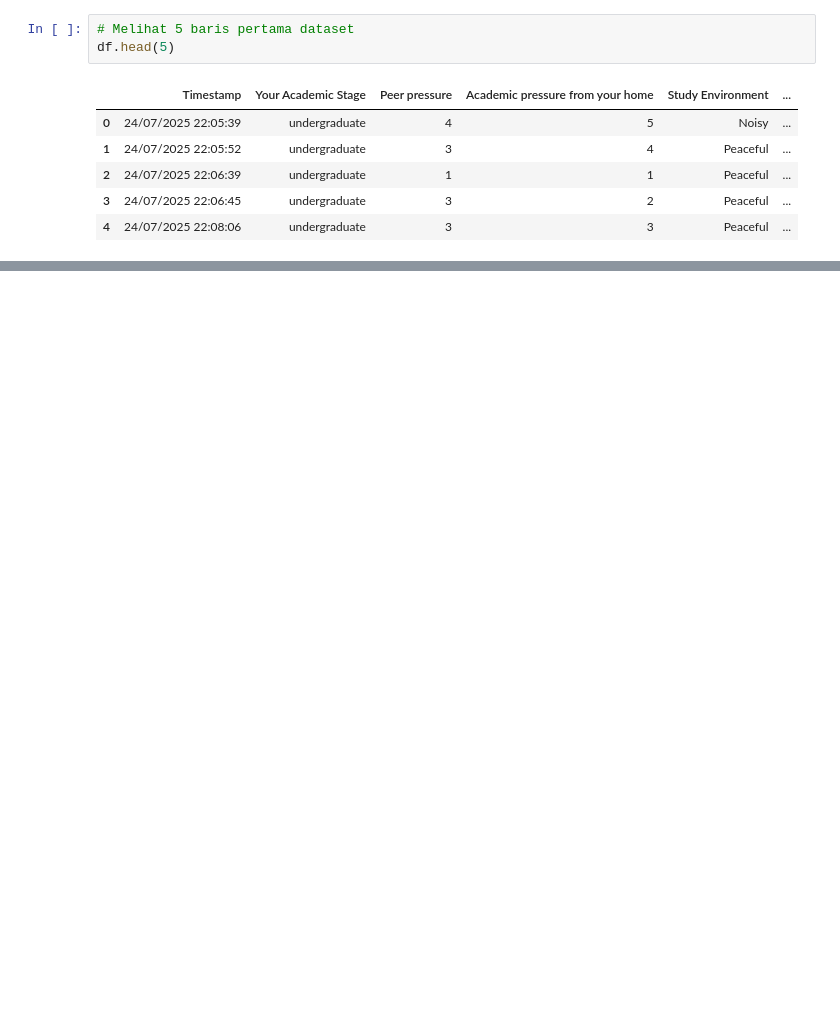
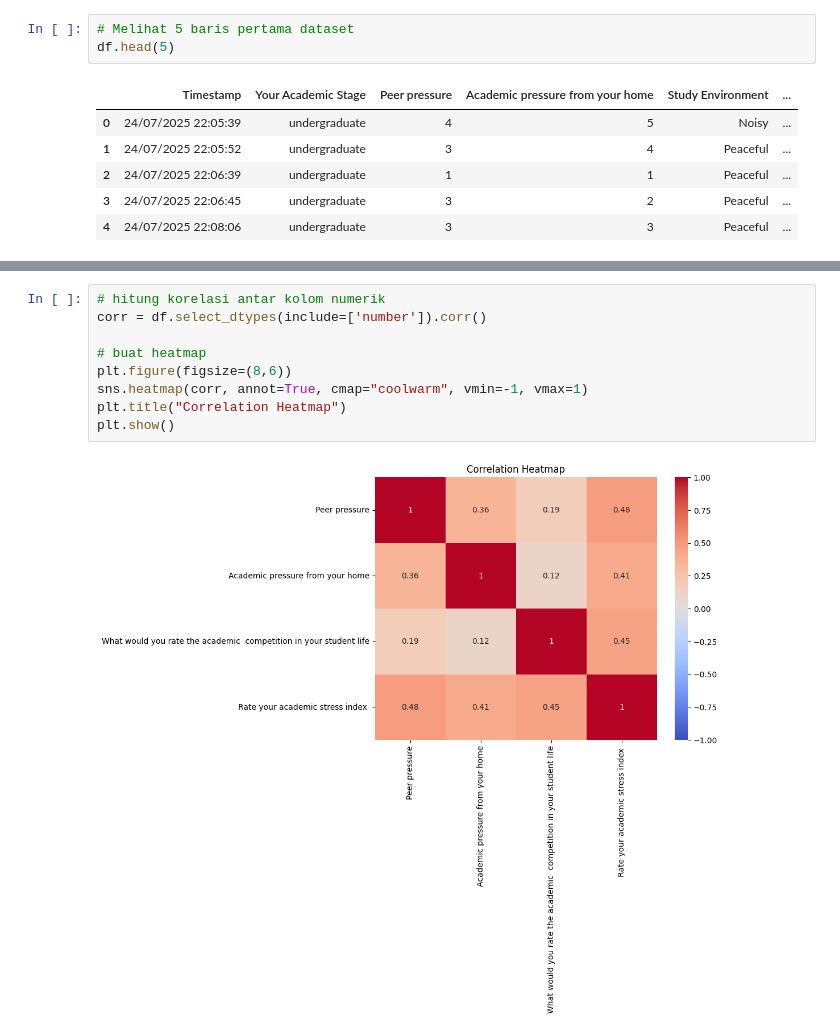
Before and after one commit to zaki903/Academic-Stress-Analisys, a Jupyter notebook: notebook.ipynb, the cells around one changed output, grey strips where cells are left out. Saved outputs shown, nothing was run; the diff lists cells and outputs as text; blank space fills up the shorter version.

```diff
--- a/notebook.ipynb
+++ b/notebook.ipynb
@@ -170,0 +253,11 @@ dtype: int64
+# %%
+# hitung korelasi antar kolom numerik
+corr = df.select_dtypes(include=['number']).corr()
+
+# buat heatmap
+plt.figure(figsize=(8,6))
+sns.heatmap(corr, annot=True, cmap="coolwarm", vmin=-1, vmax=1)
+plt.title("Correlation Heatmap")
+plt.show()
+# %% [output]
+[figure, added]
```
Also changed, not shown: parts of 34 cells of this notebook.
